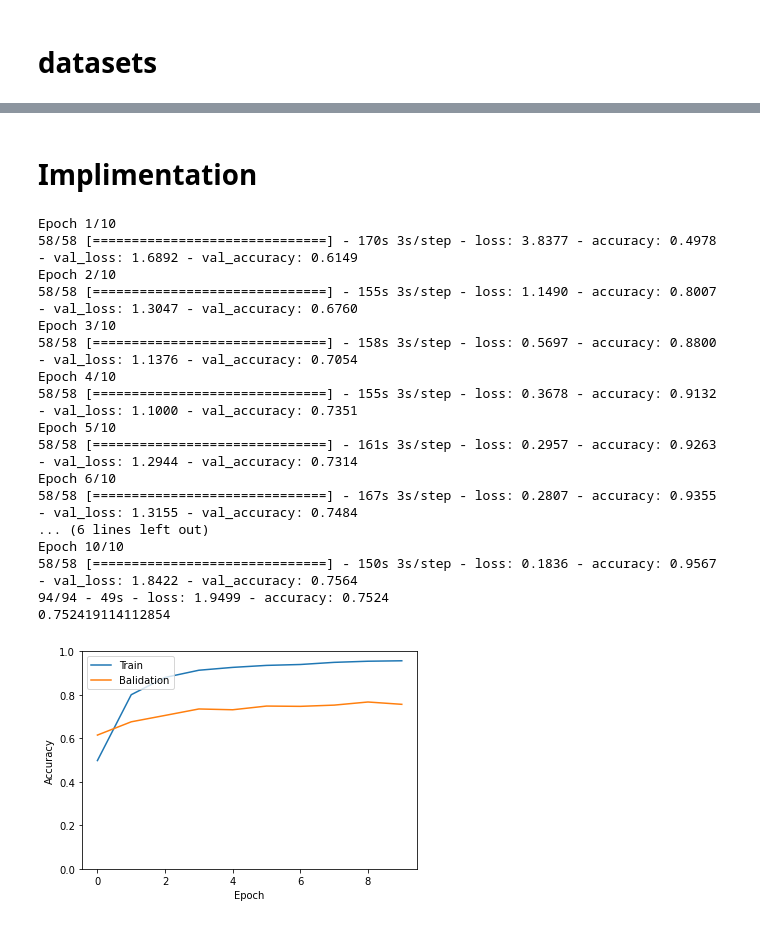
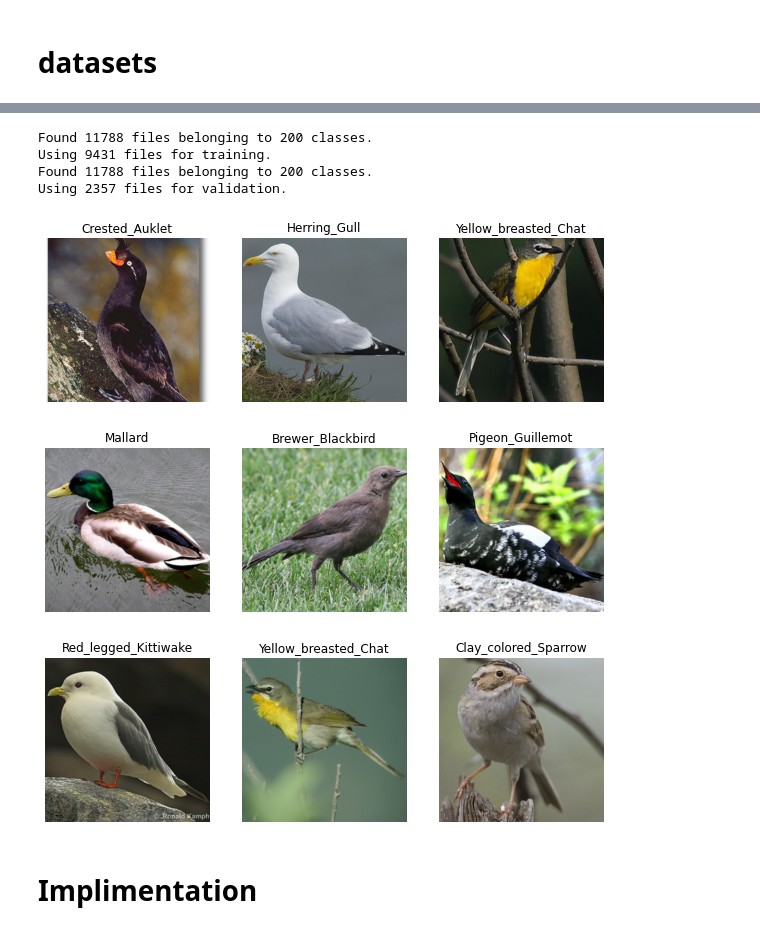
Before and after one commit to TeaWithLucas/MLBirds, a Jupyter notebook: implementation.ipynb, the cells around one changed output, grey strips where cells are left out. Saved outputs shown, nothing was run; the diff lists cells and outputs as text; code cells hidden in the pictures.

```diff
--- a/implementation.ipynb
+++ b/implementation.ipynb
@@ -472,0 +414,18 @@ y_dev = to_categorical(y_dev_list) #converting the class_id vectors to matrix fo
+# %%
+categorical_ids = [str(i-1) for i in data.classes.class_id] #data.classes.class_id.to_list()
+def get_dataset(subset):
+  return keras.preprocessing.image_dataset_from_directory(
+    bound_fldr, labels='inferred', label_mode='categorical', class_names=categorical_ids,
+    color_mode='rgb', image_size=(image_size,image_size), smart_resize=True,
+    validation_split=0.2, subset=subset,
+    shuffle=True, seed=123)
+# %%
+train_ds = get_dataset('training')
+temp_ds = get_dataset('validation')
+dev_ds = temp_ds.shard(2, 0)
+test_ds = temp_ds.shard(2, 1)
+# %% [output]
+Found 11788 files belonging to 200 classes.
+Using 9431 files for training.
+Found 11788 files belonging to 200 classes.
+Using 2357 files for validation.
@@ -473,3 +438,29 @@ y_dev = to_categorical(y_dev_list) #converting the class_id vectors to matrix fo
+# %%
+plt.figure(figsize=(10, 10))
+for images, labels in train_ds.take(1):
+  for i in range(3):
+    plt.subplot(1, 3, i + 1)
+    plt.imshow(images[i].numpy().astype("uint8"))
+    plt.title(get_class_name(np.argmax(labels[i])+1))
+    plt.axis("off")
+plt.figure(figsize=(10, 10))
+for images, labels in dev_ds.take(1):
+  for i in range(3):
+    plt.subplot(1, 3, i + 1)
+    plt.imshow(images[i].numpy().astype("uint8"))
+    plt.title(get_class_name(np.argmax(labels[i])+1))
+    plt.axis("off")
+plt.figure(figsize=(10, 10))
+for images, labels in test_ds.take(1):
+  for i in range(3):
+    plt.subplot(1, 3, i + 1)
+    plt.imshow(images[i].numpy().astype("uint8"))
+    plt.title(get_class_name(np.argmax(labels[i])+1))
+    plt.axis("off")
+# %% [output]
+[figure, added]
+[figure, added]
+[figure, added]
 # %% [markdown]
 # Implimentation
 # %%
@@ -539,36 +561,10 @@ def model_acc(model):
 # %%
-img_augmentation_a = Sequential(
+img_augmentation = Sequential(
     [
-        #preprocessing.RandomRotation(factor=0.15),
-        #preprocessing.RandomTranslation(height_factor=0.1, width_factor=0.1),
-        #preprocessing.RandomFlip(),
-        #preprocessing.RandomContrast(factor=0.1),
+        preprocessing.RandomRotation(factor=0.15),
+        preprocessing.RandomTranslation(height_factor=0.1, width_factor=0.1),
+        preprocessing.RandomFlip(),
+        preprocessing.RandomContrast(factor=0.1),
     ],
     name="img_augmentation",
 )
-
-model_B5_a =  build_model(y_dev.shape[1],image_size,'model_B5_a',img_augmentation_a,keras.applications.EfficientNetB5,optimizer=tf.keras.optimizers.Adam(learning_rate=1e-2))
-
-history_B5_a = model_B5_a.fit(x_train,y_train, batch_size=100, epochs=10, validation_data=(x_dev,y_dev))
-
-plot_hist(history_B5_a)
-model_acc(model_B5_a)
-# %% [output]
-Epoch 1/10
-58/58 [==============================] - 170s 3s/step - loss: 3.8377 - accuracy: 0.4978 - val_loss: 1.6892 - val_accuracy: 0.6149
-Epoch 2/10
-58/58 [==============================] - 155s 3s/step - loss: 1.1490 - accuracy: 0.8007 - val_loss: 1.3047 - val_accuracy: 0.6760
-Epoch 3/10
-58/58 [==============================] - 158s 3s/step - loss: 0.5697 - accuracy: 0.8800 - val_loss: 1.1376 - val_accuracy: 0.7054
-Epoch 4/10
-58/58 [==============================] - 155s 3s/step - loss: 0.3678 - accuracy: 0.9132 - val_loss: 1.1000 - val_accuracy: 0.7351
-Epoch 5/10
-58/58 [==============================] - 161s 3s/step - loss: 0.2957 - accuracy: 0.9263 - val_loss: 1.2944 - val_accuracy: 0.7314
-Epoch 6/10
-58/58 [==============================] - 167s 3s/step - loss: 0.2807 - accuracy: 0.9355 - val_loss: 1.3155 - val_accuracy: 0.7484
-... (6 lines left out)
-Epoch 10/10
-58/58 [==============================] - 150s 3s/step - loss: 0.1836 - accuracy: 0.9567 - val_loss: 1.8422 - val_accuracy: 0.7564
-94/94 - 49s - loss: 1.9499 - accuracy: 0.7524
-0.752419114112854
-[figure, removed]
```
Also changed, not shown: parts of 34 cells of this notebook.
